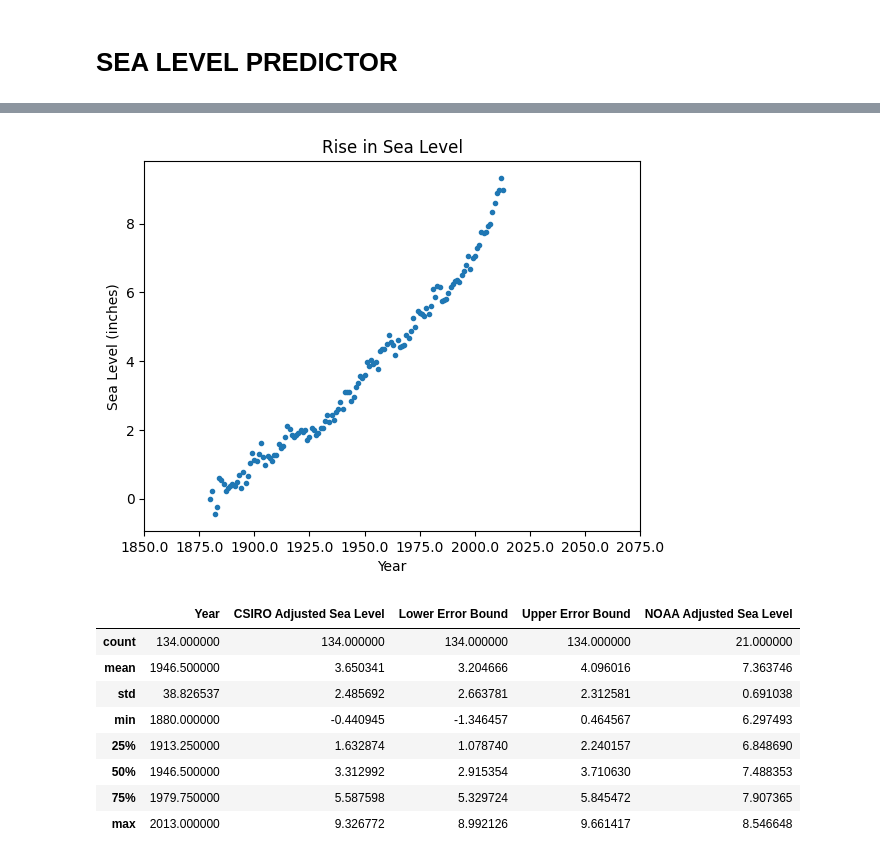
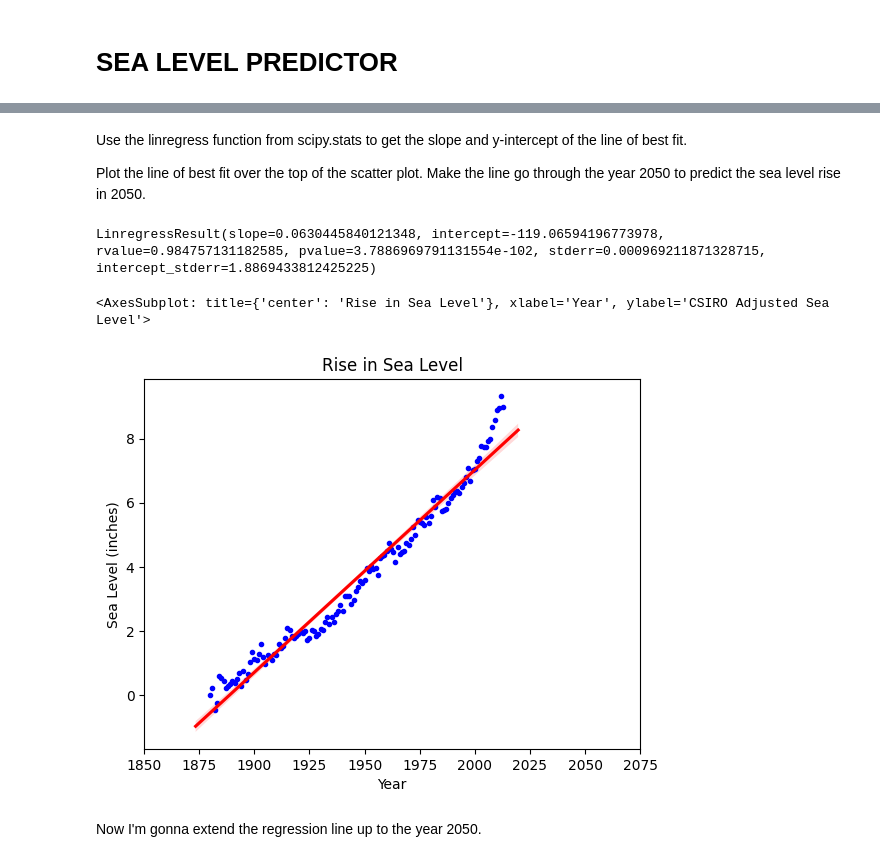
Before and after one commit to Adrieto/DataScience, a Jupyter notebook: FCC Projects - Data Analysis With Python/SeaLevelPredictor.ipynb, the cells around one changed output, grey strips where cells are left out. Saved outputs shown, nothing was run; the diff lists cells and outputs as text; code cells hidden in the pictures.

```diff
--- a/FCC Projects - Data Analysis With Python/SeaLevelPredictor.ipynb
+++ b/FCC Projects - Data Analysis With Python/SeaLevelPredictor.ipynb
@@ -18,2 +39,6 @@ import seaborn as sns
 # %%
 df = pd.read_csv("epa-sea-level.csv")
+# %% [markdown]
+Use the linregress function from scipy.stats to get the slope and y-intercept of the line of best fit.
+
+Plot the line of best fit over the top of the scatter plot. Make the line go through the year 2050 to predict the sea level rise in 2050.
@@ -20,23 +47,28 @@ df = pd.read_csv("epa-sea-level.csv")
+# %%
+print(regressionline)
+slope = regressionline.slope
+y_intercept = regressionline.intercept
+regressionline.rvalue
+regressionline.pvalue
+regressionline.stderr
+regressionline.intercept_stderr
+# %% [output]
+LinregressResult(slope=0.0630445840121348, intercept=-119.06594196773978, rvalue=0.984757131182585, pvalue=3.7886969791131554e-102, stderr=0.000969211871328715, intercept_stderr=1.8869433812425225)
+<AxesSubplot: title={'center': 'Rise in Sea Level'}, xlabel='Year', ylabel='CSIRO Adjusted Sea Level'>
 # %%
 # SCATTER PLOT
 fig1, ax1 = plt.subplots(1)
-ax1.plot(df["Year"], df["CSIRO Adjusted Sea Level"], ".")
+ax1.plot(df["Year"], df["CSIRO Adjusted Sea Level"], "b.") #Normal scatter plot
+
+sns.regplot(x=df["Year"], y=df["CSIRO Adjusted Sea Level"], marker=".",
+            color="r", ax=ax1, scatter=False, truncate=False);
+#Scatter plot + Regression line
 ax1.set_title("Rise in Sea Level")
 ax1.set_xlabel("Year")
 ax1.set_ylabel("Sea Level (inches)")
-ax1.set_xticks([1850.0, 1875.0, 1900.0, 1925.0, 1950.0, 1975.0, 2000.0, 2025.0, 2050.0, 2075.0]);
-ax1.set_xticklabels([1850.0, 1875.0, 1900.0, 1925.0, 1950.0, 1975.0, 2000.0, 2025.0, 2050.0, 2075.0]);
+ax1.set_xticks([int(i) for i in [1850.0, 1875.0, 1900.0, 1925.0, 1950.0, 1975.0, 2000.0, 2025.0, 2050.0, 2075.0]]);
+ax1.set_xticklabels([int(i) for i in [1850.0, 1875.0, 1900.0, 1925.0, 1950.0, 1975.0, 2000.0, 2025.0, 2050.0, 2075.0]]);
 # %% [output]
-[figure, old version]
+[figure, new version]
-# %%
-df.describe()
-# %% [output]
-|  | Year | CSIRO Adjusted Sea Level | Lower Error Bound | Upper Error Bound | NOAA Adjusted Sea Level |
-| count | 134.000000 | 134.000000 | 134.000000 | 134.000000 | 21.000000 |
-| mean | 1946.500000 | 3.650341 | 3.204666 | 4.096016 | 7.363746 |
-| std | 38.826537 | 2.485692 | 2.663781 | 2.312581 | 0.691038 |
-| min | 1880.000000 | -0.440945 | -1.346457 | 0.464567 | 6.297493 |
-| 25% | 1913.250000 | 1.632874 | 1.078740 | 2.240157 | 6.848690 |
-| 50% | 1946.500000 | 3.312992 | 2.915354 | 3.710630 | 7.488353 |
-| 75% | 1979.750000 | 5.587598 | 5.329724 | 5.845472 | 7.907365 |
-| max | 2013.000000 | 9.326772 | 8.992126 | 9.661417 | 8.546648 |
+# %% [markdown]
+Now I'm gonna extend the regression line up to the year 2050.
```
Also changed, not shown: parts of 6 cells of this notebook, 3 other files.
